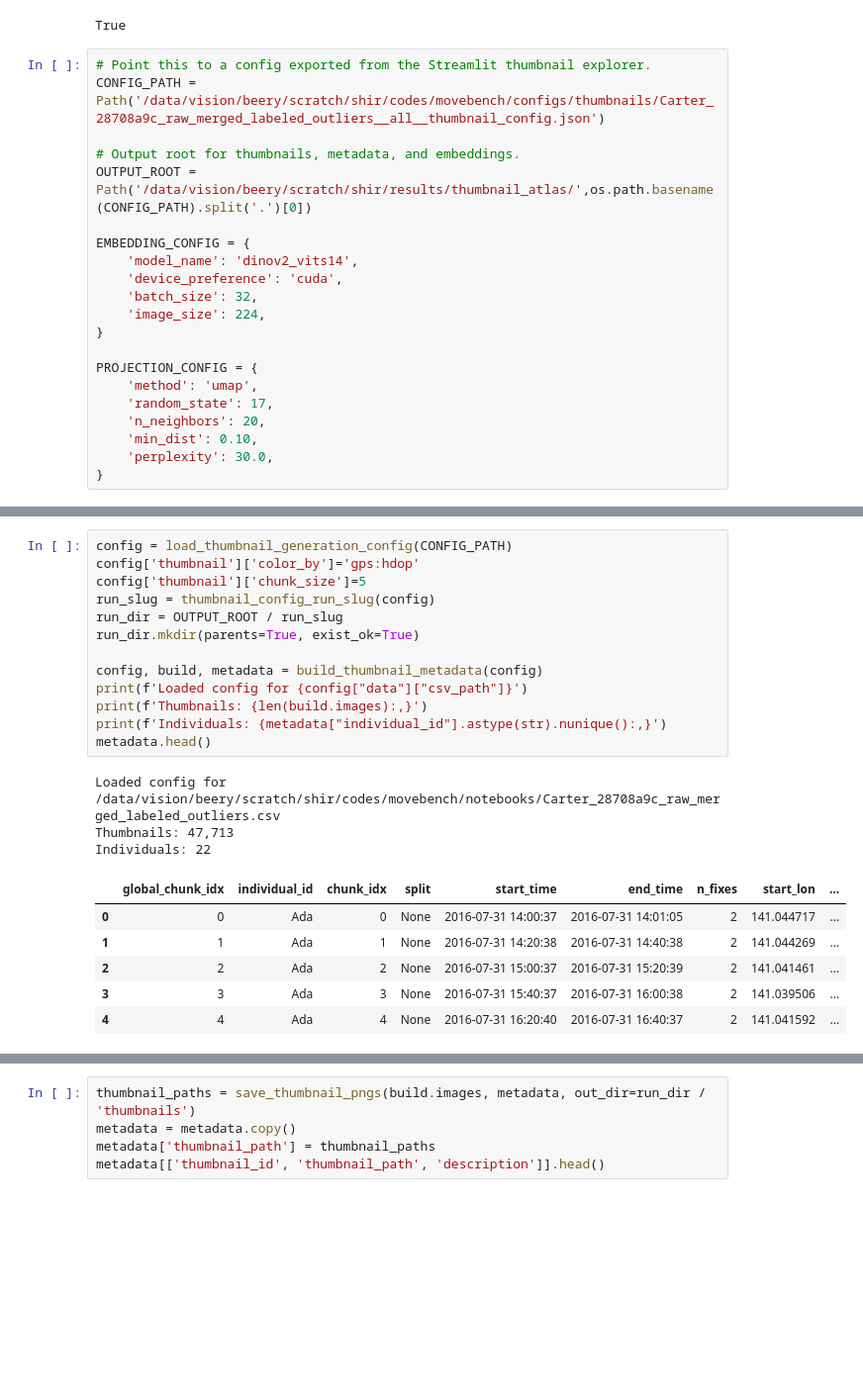
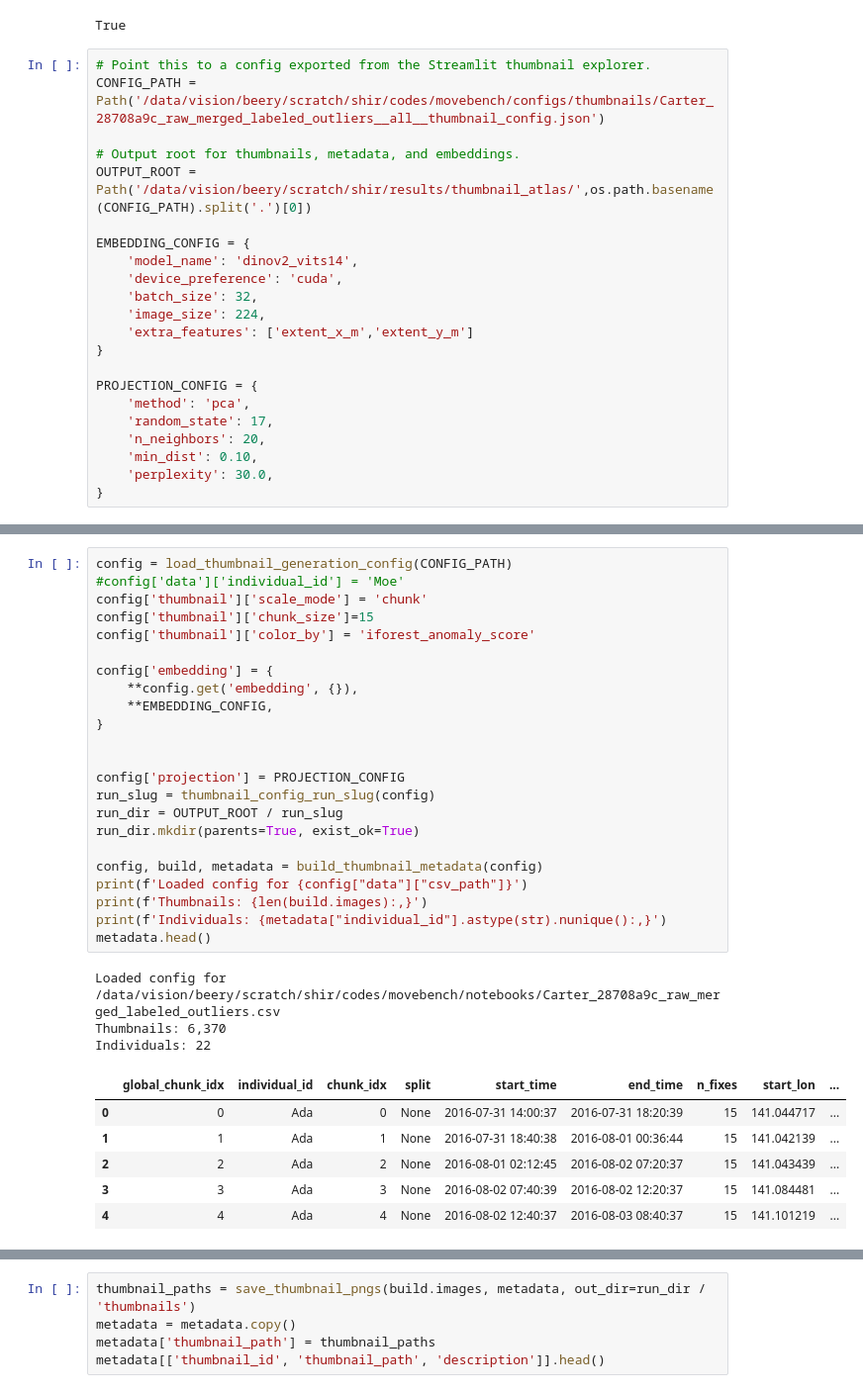
Before and after one commit to justinkay/movebench, a Jupyter notebook: notebooks/thumbnail_dino_atlas.ipynb, the cells around one changed output, grey strips where cells are left out. Shown at 99% size. Drawn from its saved outputs; the diff is of its cells as text; blank space fills up the shorter version.

```diff
--- a/notebooks/thumbnail_dino_atlas.ipynb
+++ b/notebooks/thumbnail_dino_atlas.ipynb
@@ -41,10 +41,11 @@ EMBEDDING_CONFIG = {
     'device_preference': 'cuda',
     'batch_size': 32,
     'image_size': 224,
+    'extra_features': ['extent_x_m','extent_y_m']
 }
 
 PROJECTION_CONFIG = {
-    'method': 'umap',
+    'method': 'pca',
     'random_state': 17,
     'n_neighbors': 20,
     'min_dist': 0.10,
@@ -53,23 +58,33 @@ PROJECTION_CONFIG = {
 # %%
 config = load_thumbnail_generation_config(CONFIG_PATH)
-config['thumbnail']['color_by']='gps:hdop'
-config['thumbnail']['chunk_size']=5
+#config['data']['individual_id'] = 'Moe'
+config['thumbnail']['scale_mode'] = 'chunk'
+config['thumbnail']['chunk_size']=15
+config['thumbnail']['color_by'] = 'iforest_anomaly_score'
+
+config['embedding'] = {
+    **config.get('embedding', {}),
+    **EMBEDDING_CONFIG,
+}
+
+
+config['projection'] = PROJECTION_CONFIG
 run_slug = thumbnail_config_run_slug(config)
 run_dir = OUTPUT_ROOT / run_slug
 run_dir.mkdir(parents=True, exist_ok=True)
 
 config, build, metadata = build_thumbnail_metadata(config)
 print(f'Loaded config for {config["data"]["csv_path"]}')
 print(f'Thumbnails: {len(build.images):,}')
 print(f'Individuals: {metadata["individual_id"].astype(str).nunique():,}')
 metadata.head()
 # %% [output]
 Loaded config for /data/vision/beery/scratch/shir/codes/movebench/notebooks/Carter_28708a9c_raw_merged_labeled_outliers.csv
-Thumbnails: 47,713
+Thumbnails: 6,370
 Individuals: 22
 |  | global_chunk_idx | individual_id | chunk_idx | split | start_time | end_time | n_fixes | start_lon | ... |
-| 0 | 0 | Ada | 0 | None | 2016-07-31 14:00:37 | 2016-07-31 14:01:05 | 2 | 141.044717 | ... |
-| 1 | 1 | Ada | 1 | None | 2016-07-31 14:20:38 | 2016-07-31 14:40:38 | 2 | 141.044269 | ... |
-| 2 | 2 | Ada | 2 | None | 2016-07-31 15:00:37 | 2016-07-31 15:20:39 | 2 | 141.041461 | ... |
-| 3 | 3 | Ada | 3 | None | 2016-07-31 15:40:37 | 2016-07-31 16:00:38 | 2 | 141.039506 | ... |
-| 4 | 4 | Ada | 4 | None | 2016-07-31 16:20:40 | 2016-07-31 16:40:37 | 2 | 141.041592 | ... |
+| 0 | 0 | Ada | 0 | None | 2016-07-31 14:00:37 | 2016-07-31 18:20:39 | 15 | 141.044717 | ... |
+| 1 | 1 | Ada | 1 | None | 2016-07-31 18:40:38 | 2016-08-01 00:36:44 | 15 | 141.042139 | ... |
+| 2 | 2 | Ada | 2 | None | 2016-08-01 02:12:45 | 2016-08-02 07:20:37 | 15 | 141.043439 | ... |
+| 3 | 3 | Ada | 3 | None | 2016-08-02 07:40:39 | 2016-08-02 12:20:37 | 15 | 141.084481 | ... |
+| 4 | 4 | Ada | 4 | None | 2016-08-02 12:40:37 | 2016-08-03 08:40:37 | 15 | 141.101219 | ... |
```
Also changed, not shown: parts of 8 cells of this notebook, 11 other files.
